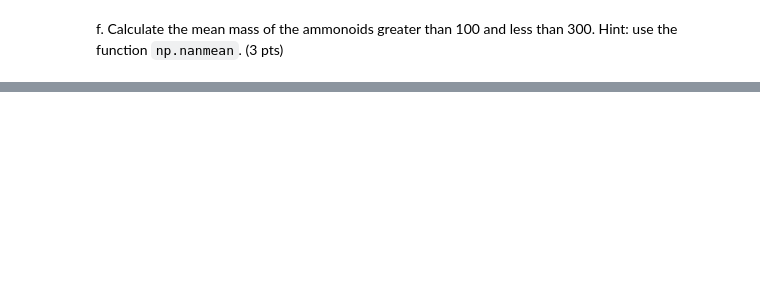
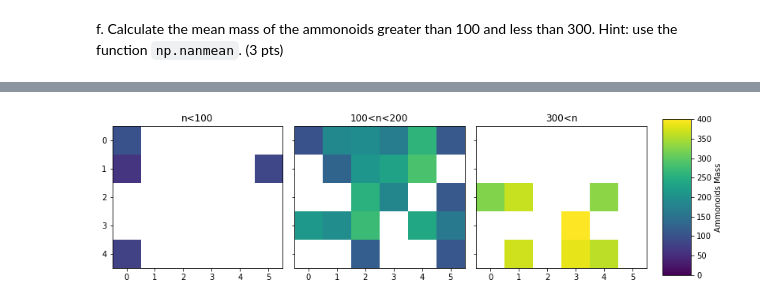
Before and after one commit to EASC-305/EASC-305-Spring-2020, a Jupyter notebook: Assignments/01_intro2python/01_intro2python.ipynb, the cells around one changed output, grey strips where cells are left out. Drawn from its saved outputs; the diff is of its cells as text; code cells hidden in the pictures; blank space fills up the shorter version.

```diff
--- a/Assignments/01_intro2python/01_intro2python.ipynb
+++ b/Assignments/01_intro2python/01_intro2python.ipynb
@@ -127,2 +164,4 @@ raise NotImplementedError()
+# %%
+TMA = NumAm * MasAm
 # %% [markdown]
 c. Find the total and average mass of ammonoids per cell in the first row using two different methods: 1) using indexing and the `.mean()` method of NumPy arrays and 2) with a `for` loop. (8 pts)
@@ -139,3 +194,6 @@ raise NotImplementedError()
+# %%
+TMA300 = TMA.copy()
+TMA300[TMA300 < 300.] = np.nan
 # %% [markdown]
 e. Repeat step (d) making a new variable `TMA100` that only includes mass values less than 100, and new variable `TMA200` that only include mass values greater than 100 and less than 300. (5 pts)
 
@@ -146,2 +201,8 @@ raise NotImplementedError()
+# %%
+TMA100 = TMA.copy()
+TMA100[TMA100 > 100.] = np.nan
+
+TMA200 = TMA.copy()
+TMA200[(100. > TMA200) | (TMA200 > 300.)] = np.nan
 # %% [markdown]
 f. Calculate the mean mass of the ammonoids greater than 100 and less than 300. Hint: use the function `np.nanmean`. (3 pts)
@@ -167,0 +227,18 @@ cb1   = plt.matplotlib.colorbar.ColorbarBase(axcb, cmap=cmap, norm=cNorm)
+# %%
+fig, ax = plt.subplots(nrows=1,ncols=3,sharex=True,sharey=True,figsize=(11,3), constrained_layout=True)
+
+### BEGIN SOLUTION
+im = ax[0].imshow(TMA100,clim=(0,400))
+im = ax[1].imshow(TMA200,clim=(0,400))
+im = ax[2].imshow(TMA300,clim=(0,400))
+
+
+ax[0].set_title("n<100")
+ax[1].set_title("100<n<200")
+ax[2].set_title("300<n")
+
+cbar = fig.colorbar(im, ax=ax)
+cbar.set_label('Ammonoids Mass')
+### END SOLUTION
+# %% [output]
+[figure, added]
```
Also changed, not shown: parts of 45 cells of this notebook, 1 other file.
